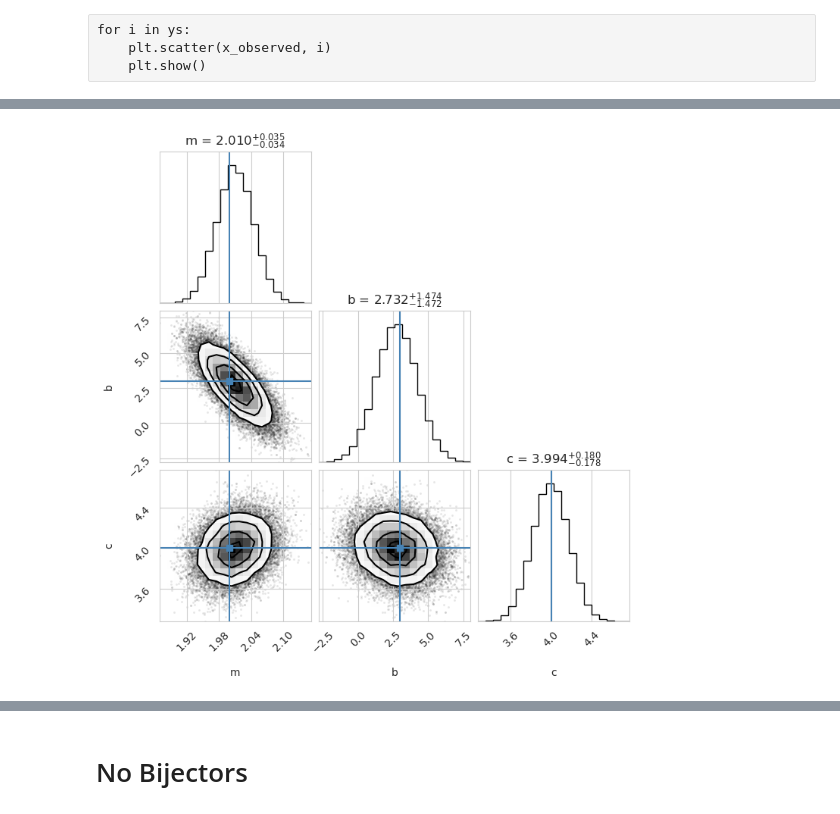
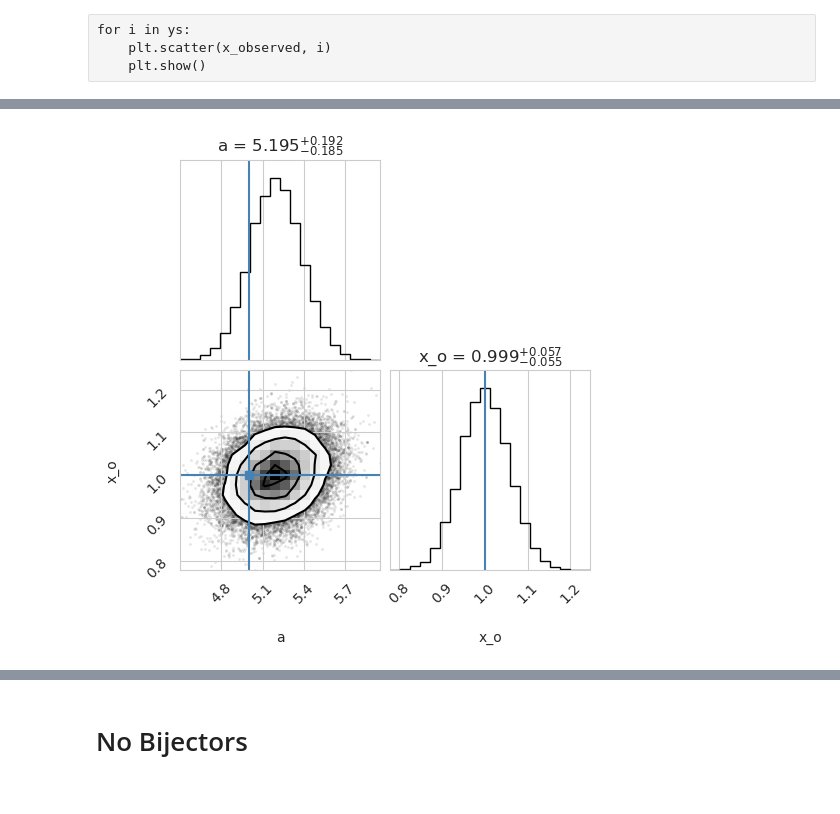
Before and after one commit to mtamar/linear_glens, a Jupyter notebook: line_fit_marcos.ipynb, the cells around one changed output, grey strips where cells are left out. Cells and saved outputs as stored; diff of their text form; code cells hidden in the pictures.

```diff
--- a/line_fit_marcos.ipynb
+++ b/line_fit_marcos.ipynb
@@ -265,13 +264,13 @@ class ModellingSequence():
     def log_prob(self, x_observed, y_observed,  z, svi=False):
 
         x = self.bij.forward(z)
-        m,b,c = x['m'], x['b'], x['c']
-        # m,b = x['slope'], x['y_intercept']
+        # m,b,c = x['m'], x['b'], x['c']
+        m,b = x['a'], x['x_o']
 
 
 
-        y_model = tf.reshape(line_model(x_observed, (m,b,c)), (num_points, -1))
-        # y_model = tf.reshape(line_model(x_observed, (m,b)), (num_points, -1))
+        # y_model = tf.reshape(line_model(x_observed, (m,b,c)), (num_points, -1))
+        y_model = tf.reshape(line_model(x_observed, (m,b)), (num_points, -1))
         y_model = tf.reshape(y_model, (len(m), num_points))
         errs = tf.constant(err, shape=(len(m), num_points), dtype='float32')
 
@@ -486,18 +481,18 @@ q_z, losses = fitter.SVI(optimizer=optimizer, start=start, num_steps=1500, n_vi=
 # %%
-truth = [[{'m':2, 'b': 3, 'c':4}]]
-# truth = [[{'slope':2, 'y_intercept': -3}]]
+# truth = [[{'m':2, 'b': 3, 'c':4}]]
+truth = [[{'a':5, 'x_o': 1}]]
 
 
+# get_samples = lambda x: tf.convert_to_tensor([
+#     x[0][0]['m'],
+#     x[0][0]['b'],
+#     x[0][0]['c'],
+# ])
+
 get_samples = lambda x: tf.convert_to_tensor([
-    x[0][0]['m'],
-    x[0][0]['b'],
-    x[0][0]['c'],
+    x[0][0]['a'],
+    x[0][0]['x_o'],
 ])
-
-# get_samples = lambda x: tf.convert_to_tensor([
-#     x[0][0]['slope'],
-#     x[0][0]['y_intercept'],
-# ])
 
 
 markers = get_samples(truth)
@@ -535,13 +531,13 @@ WARNING:tensorflow:You are casting an input of type complex64 to an incompatible
 # %%
-corner(phys_samples.reshape((3,-1)).T, truths=markers,
+# corner(phys_samples.reshape((3,-1)).T, truths=markers,
+#       show_titles=True, title_fmt='.3f',
+#       labels=['m', 'b', 'c'])
+
+corner(phys_samples.reshape(2,-1).T, truths=markers,
       show_titles=True, title_fmt='.3f',
-      labels=['m', 'b', 'c'])
-
-# corner(phys_samples.reshape(2,-1).T, truths=markers,
-#       show_titles=True, title_fmt='.3f',
-#       labels=['slope', 'y_intercept'])
+      labels=['a', 'x_o'])
 
 plt.savefig('corner')
 plt.show()
 # %% [output]
-[figure, old version]
+[figure, new version]
```
Also changed, not shown: parts of 28 cells of this notebook.
